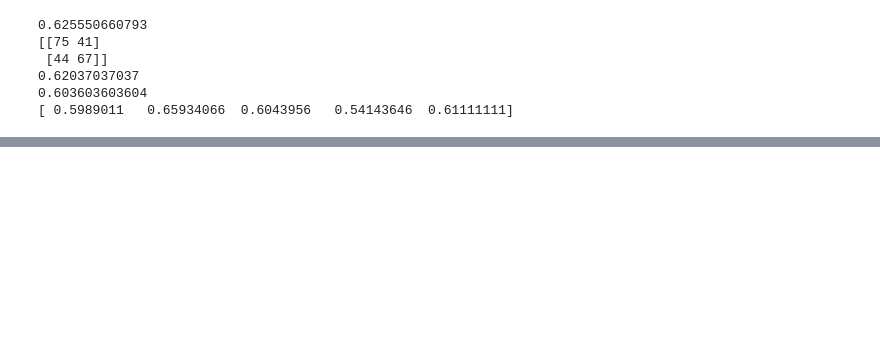
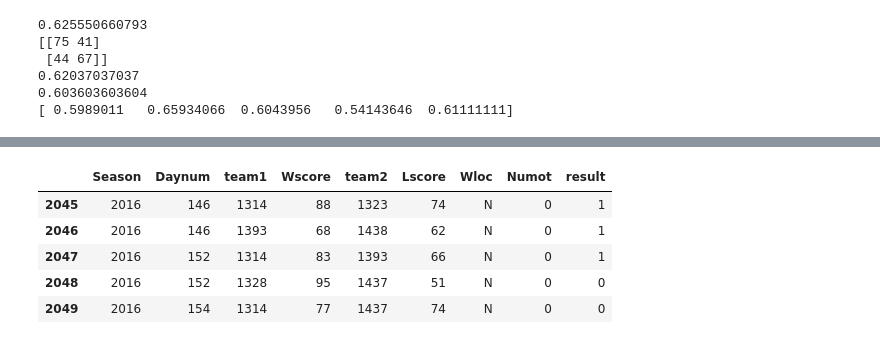
Before and after one commit to chensong5225/Kaggle_NCAA2017, a Jupyter notebook: chen_enhance2.ipynb, the cells around one changed output, grey strips where cells are left out. Saved outputs shown, nothing was run; the diff lists cells and outputs as text; code cells hidden in the pictures; blank space fills up the shorter version.

```diff
--- a/chen_enhance2.ipynb
+++ b/chen_enhance2.ipynb
@@ -154,0 +170,9 @@ plt.show()
+# %%
+tour.tail()
+# %% [output]
+|  | Season | Daynum | team1 | Wscore | team2 | Lscore | Wloc | Numot | result |
+| 2045 | 2016 | 146 | 1314 | 88 | 1323 | 74 | N | 0 | 1 |
+| 2046 | 2016 | 146 | 1393 | 68 | 1438 | 62 | N | 0 | 1 |
+| 2047 | 2016 | 152 | 1314 | 83 | 1393 | 66 | N | 0 | 1 |
+| 2048 | 2016 | 152 | 1328 | 95 | 1437 | 51 | N | 0 | 0 |
+| 2049 | 2016 | 154 | 1314 | 77 | 1437 | 74 | N | 0 | 0 |
```
Also changed, not shown: parts of 3 cells of this notebook, 4 other files.
